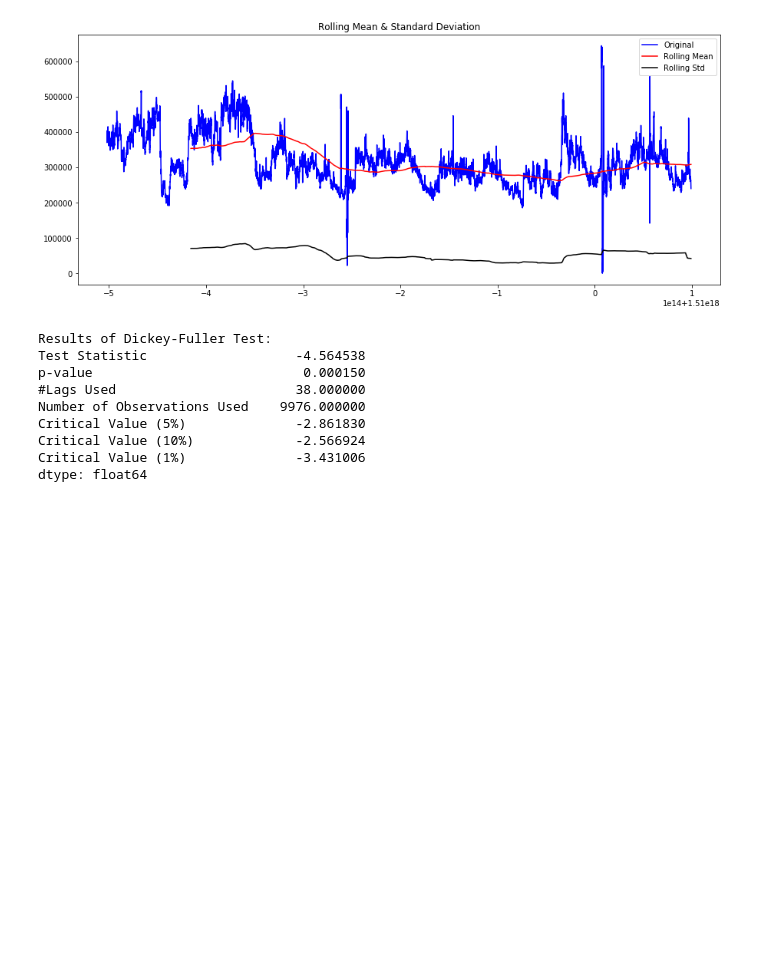
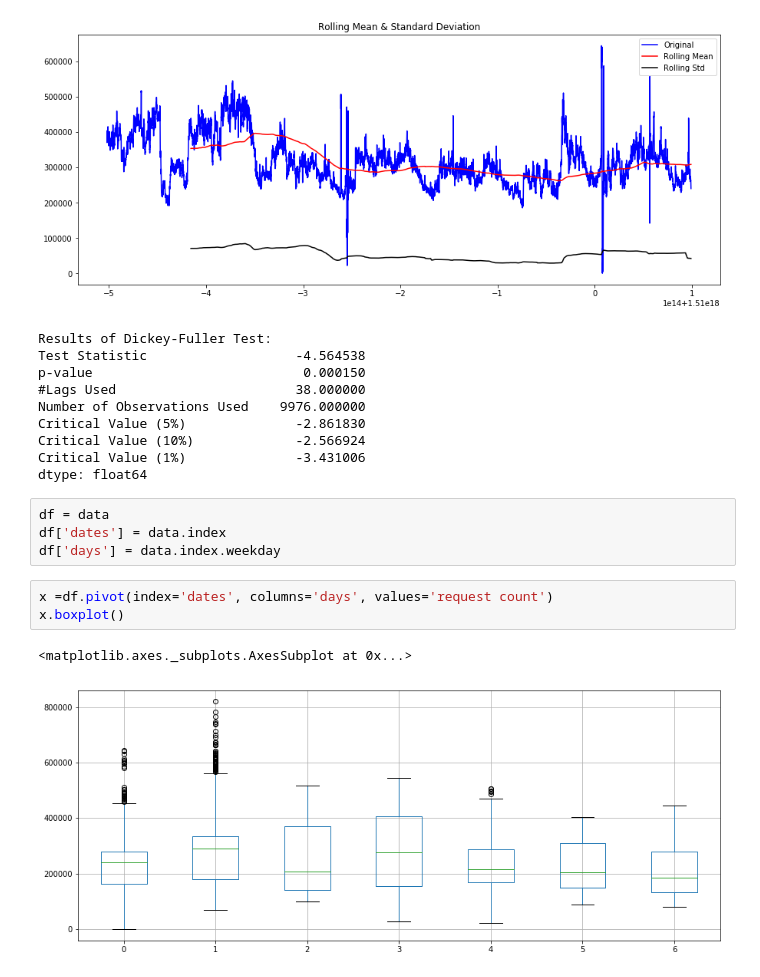
Before and after one commit to lcguerrerocovo/autoscaling-forecast, a Jupyter notebook: analysis.ipynb, the cells around one changed output. Drawn from its saved outputs; the diff is of its cells as text; blank space fills up the shorter version.

```diff
--- a/analysis.ipynb
+++ b/analysis.ipynb
@@ -104,3 +104,13 @@ Critical Value (5%)              -2.861830
 Critical Value (10%)             -2.566924
 Critical Value (1%)              -3.431006
 dtype: float64
+# %%
+df = data
+df['dates'] = data.index
+df['days'] = data.index.weekday
+# %%
+x =df.pivot(index='dates', columns='days', values='request count')
+x.boxplot()
+# %% [output]
+<matplotlib.axes._subplots.AxesSubplot at 0x...>
+[figure, added]
```
Also changed, not shown: parts of 1 cell of this notebook.
